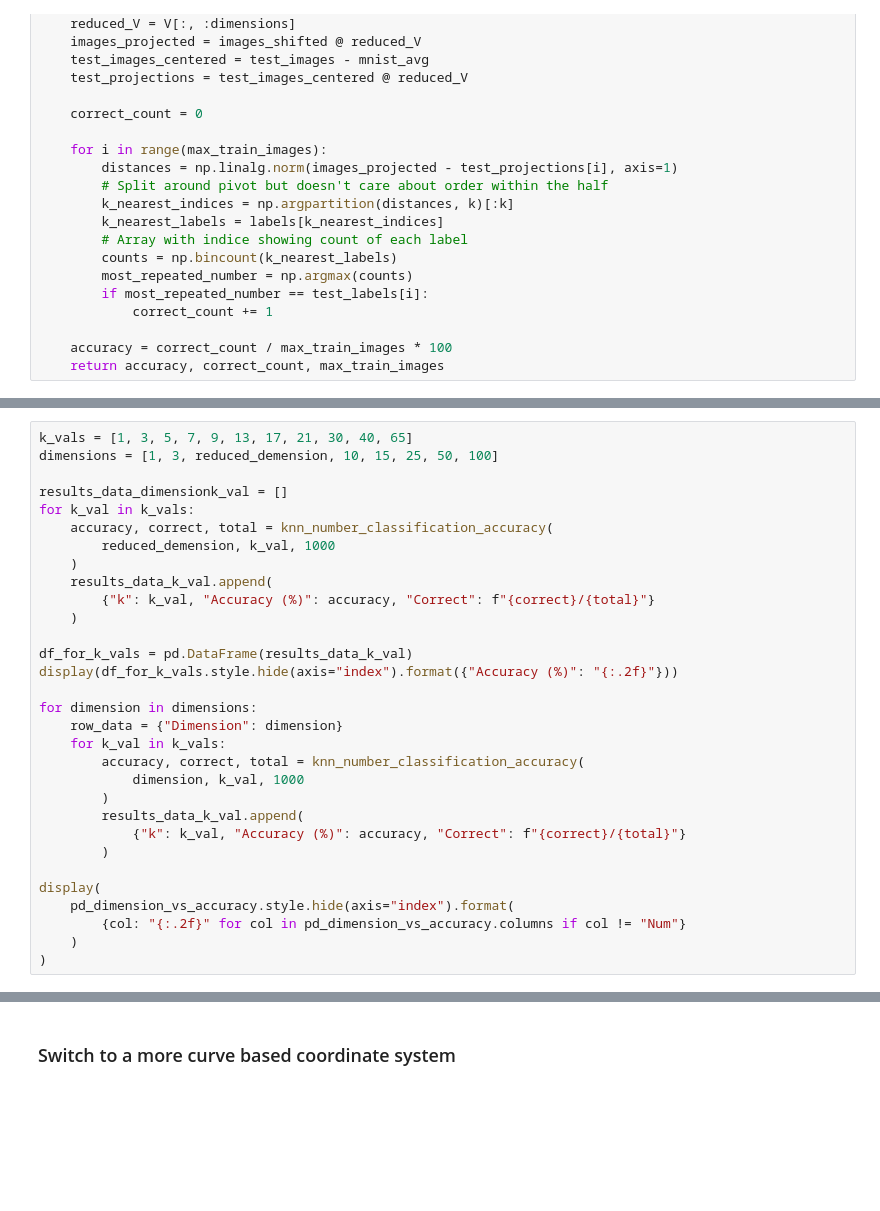
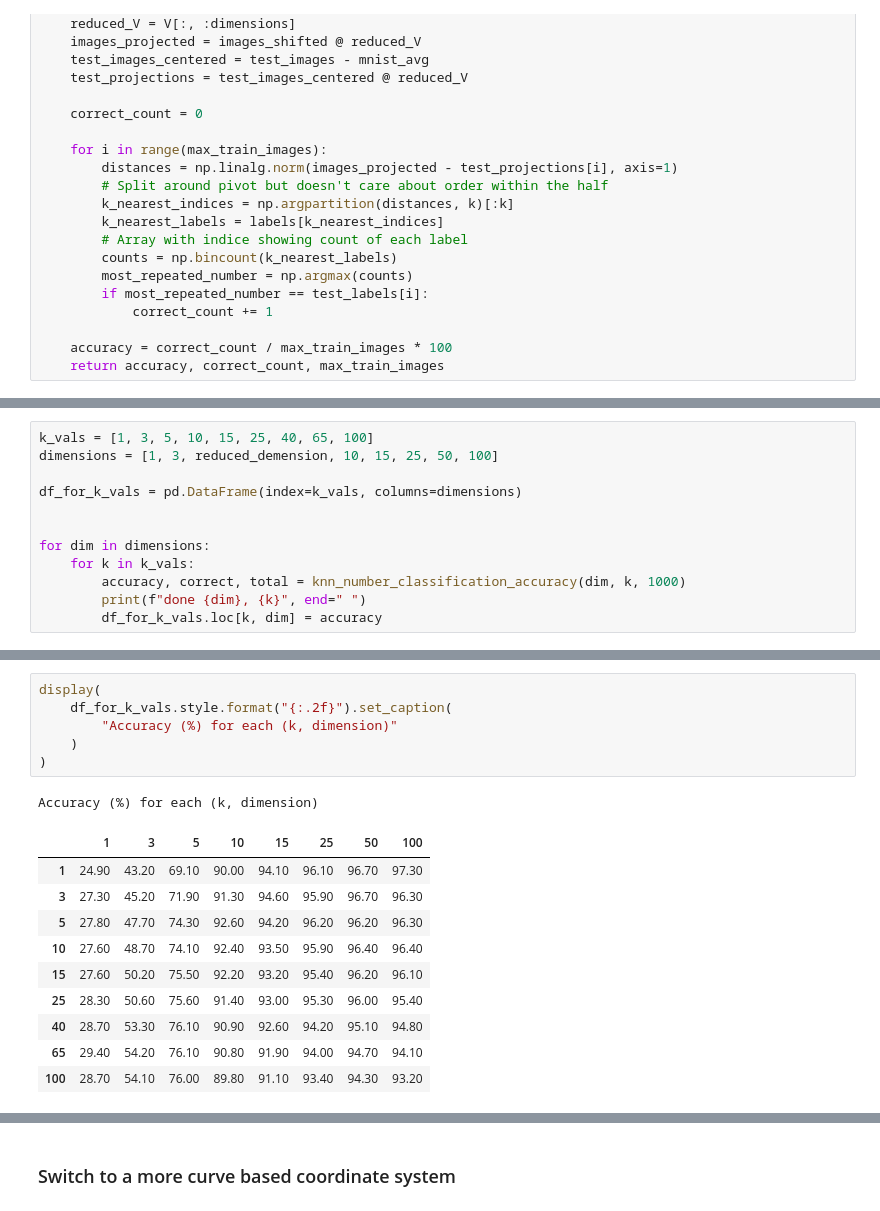
Before and after one commit to ChurroC/Number_Recognition, a Jupyter notebook: src/PCA.ipynb, the cells around one changed output, grey strips where cells are left out. Cells and saved outputs as stored; diff of their text form; blank space fills up the shorter version.

```diff
--- a/src/PCA.ipynb
+++ b/src/PCA.ipynb
@@ -319,32 +321,13 @@ MNIST has high dineionality and the images are very simple where there isn't too
 # %%
-k_vals = [1, 3, 5, 7, 9, 13, 17, 21, 30, 40, 65]
+k_vals = [1, 3, 5, 10, 15, 25, 40, 65, 100]
 dimensions = [1, 3, reduced_demension, 10, 15, 25, 50, 100]
 
-results_data_dimensionk_val = []
-for k_val in k_vals:
-    accuracy, correct, total = knn_number_classification_accuracy(
-        reduced_demension, k_val, 1000
-    )
-    results_data_k_val.append(
-        {"k": k_val, "Accuracy (%)": accuracy, "Correct": f"{correct}/{total}"}
-    )
+df_for_k_vals = pd.DataFrame(index=k_vals, columns=dimensions)
 
-df_for_k_vals = pd.DataFrame(results_data_k_val)
-display(df_for_k_vals.style.hide(axis="index").format({"Accuracy (%)": "{:.2f}"}))
 
-for dimension in dimensions:
-    row_data = {"Dimension": dimension}
-    for k_val in k_vals:
-        accuracy, correct, total = knn_number_classification_accuracy(
-            dimension, k_val, 1000
-        )
-        results_data_k_val.append(
-            {"k": k_val, "Accuracy (%)": accuracy, "Correct": f"{correct}/{total}"}
-        )
-
-display(
-    pd_dimension_vs_accuracy.style.hide(axis="index").format(
-        {col: "{:.2f}" for col in pd_dimension_vs_accuracy.columns if col != "Num"}
-    )
-)
+for dim in dimensions:
+    for k in k_vals:
+        accuracy, correct, total = knn_number_classification_accuracy(dim, k, 1000)
+        print(f"done {dim}, {k}", end=" ")
+        df_for_k_vals.loc[k, dim] = accuracy
 # %% [output]
@@ -351,0 +351,18 @@ TypeError: tuple indices must be integers or slices, not str
+# %%
+display(
+    df_for_k_vals.style.format("{:.2f}").set_caption(
+        "Accuracy (%) for each (k, dimension)"
+    )
+)
+# %% [output]
+Accuracy (%) for each (k, dimension)
+|  | 1 | 3 | 5 | 10 | 15 | 25 | 50 | 100 |
+| 1 | 24.90 | 43.20 | 69.10 | 90.00 | 94.10 | 96.10 | 96.70 | 97.30 |
+| 3 | 27.30 | 45.20 | 71.90 | 91.30 | 94.60 | 95.90 | 96.70 | 96.30 |
+| 5 | 27.80 | 47.70 | 74.30 | 92.60 | 94.20 | 96.20 | 96.20 | 96.30 |
+| 10 | 27.60 | 48.70 | 74.10 | 92.40 | 93.50 | 95.90 | 96.40 | 96.40 |
+| 15 | 27.60 | 50.20 | 75.50 | 92.20 | 93.20 | 95.40 | 96.20 | 96.10 |
+| 25 | 28.30 | 50.60 | 75.60 | 91.40 | 93.00 | 95.30 | 96.00 | 95.40 |
+| 40 | 28.70 | 53.30 | 76.10 | 90.90 | 92.60 | 94.20 | 95.10 | 94.80 |
+| 65 | 29.40 | 54.20 | 76.10 | 90.80 | 91.90 | 94.00 | 94.70 | 94.10 |
+| 100 | 28.70 | 54.10 | 76.00 | 89.80 | 91.10 | 93.40 | 94.30 | 93.20 |
```
Also changed, not shown: parts of 21 cells of this notebook.
